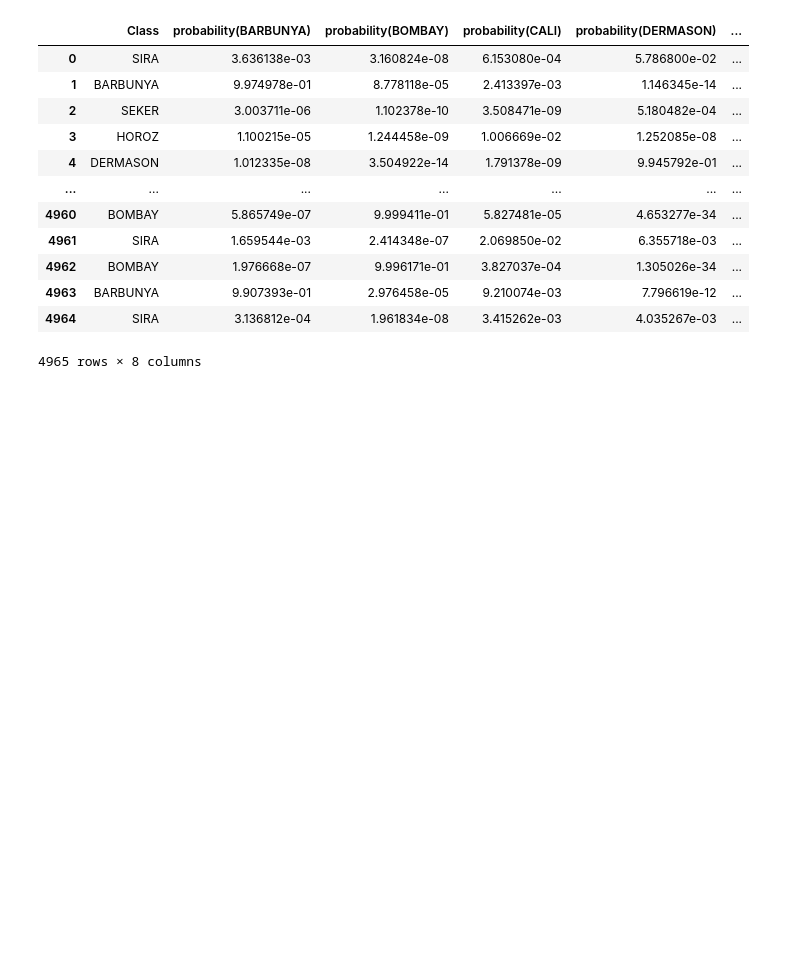
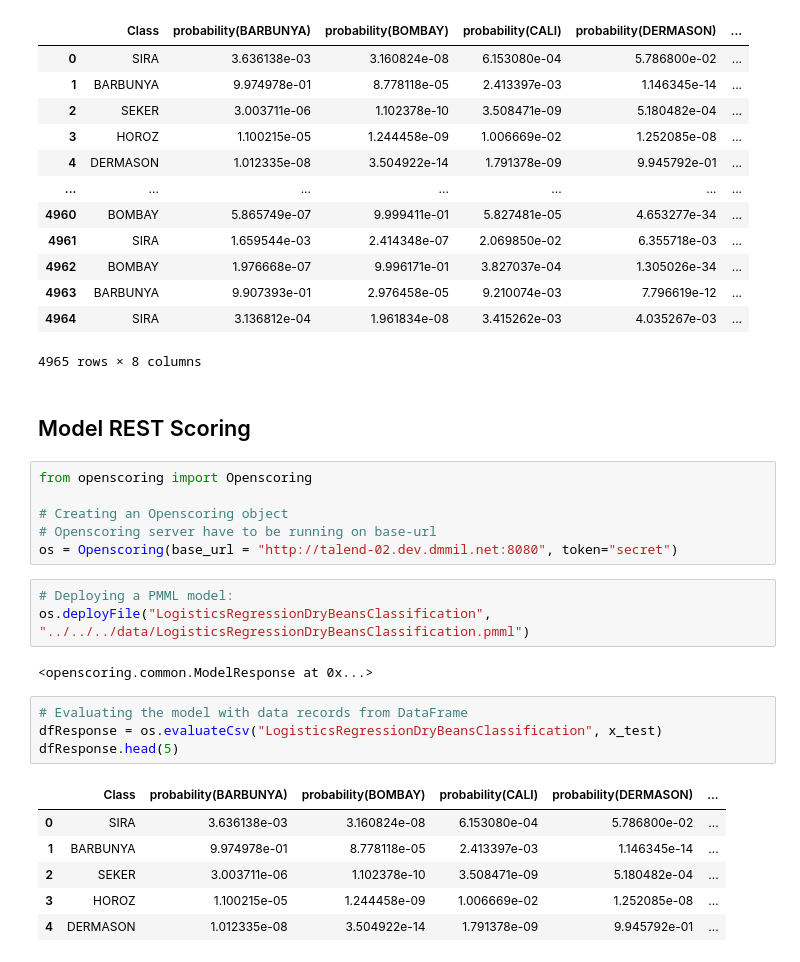
Before and after one commit to elsayedrashed/machine-learning-app, a Jupyter notebook: suppervised-learning/classification-algorithms/logistics-regression/multinomial-logistics-regression-pmml-pipeline.ipynb, the cells around one changed output. Cells and saved outputs as stored; diff of their text form; blank space fills up the shorter version.

```diff
--- a/suppervised-learning/classification-algorithms/logistics-regression/multinomial-logistics-regression-pmml-pipeline.ipynb
+++ b/suppervised-learning/classification-algorithms/logistics-regression/multinomial-logistics-regression-pmml-pipeline.ipynb
@@ -194,3 +194,27 @@ dfresult
 | 4963 | BARBUNYA | 9.907393e-01 | 2.976458e-05 | 9.210074e-03 | 7.796619e-12 | ... |
 | 4964 | SIRA | 3.136812e-04 | 1.961834e-08 | 3.415262e-03 | 4.035267e-03 | ... |
 4965 rows × 8 columns
+# %% [markdown]
+## Model REST Scoring
+# %%
+from openscoring import Openscoring
+
+# Creating an Openscoring object
+# Openscoring server have to be running on base-url
+os = Openscoring(base_url = "http://talend-02.dev.dmmil.net:8080", token="secret")
+# %%
+# Deploying a PMML model:
+os.deployFile("LogisticsRegressionDryBeansClassification", "../../../data/LogisticsRegressionDryBeansClassification.pmml")
+# %% [output]
+<openscoring.common.ModelResponse at 0x...>
+# %%
+# Evaluating the model with data records from DataFrame
+dfResponse = os.evaluateCsv("LogisticsRegressionDryBeansClassification", x_test)
+dfResponse.head(5)
+# %% [output]
+|  | Class | probability(BARBUNYA) | probability(BOMBAY) | probability(CALI) | probability(DERMASON) | ... |
+| 0 | SIRA | 3.636138e-03 | 3.160824e-08 | 6.153080e-04 | 5.786800e-02 | ... |
+| 1 | BARBUNYA | 9.974978e-01 | 8.778118e-05 | 2.413397e-03 | 1.146345e-14 | ... |
+| 2 | SEKER | 3.003711e-06 | 1.102378e-10 | 3.508471e-09 | 5.180482e-04 | ... |
+| 3 | HOROZ | 1.100215e-05 | 1.244458e-09 | 1.006669e-02 | 1.252085e-08 | ... |
+| 4 | DERMASON | 1.012335e-08 | 3.504922e-14 | 1.791378e-09 | 9.945792e-01 | ... |
```
